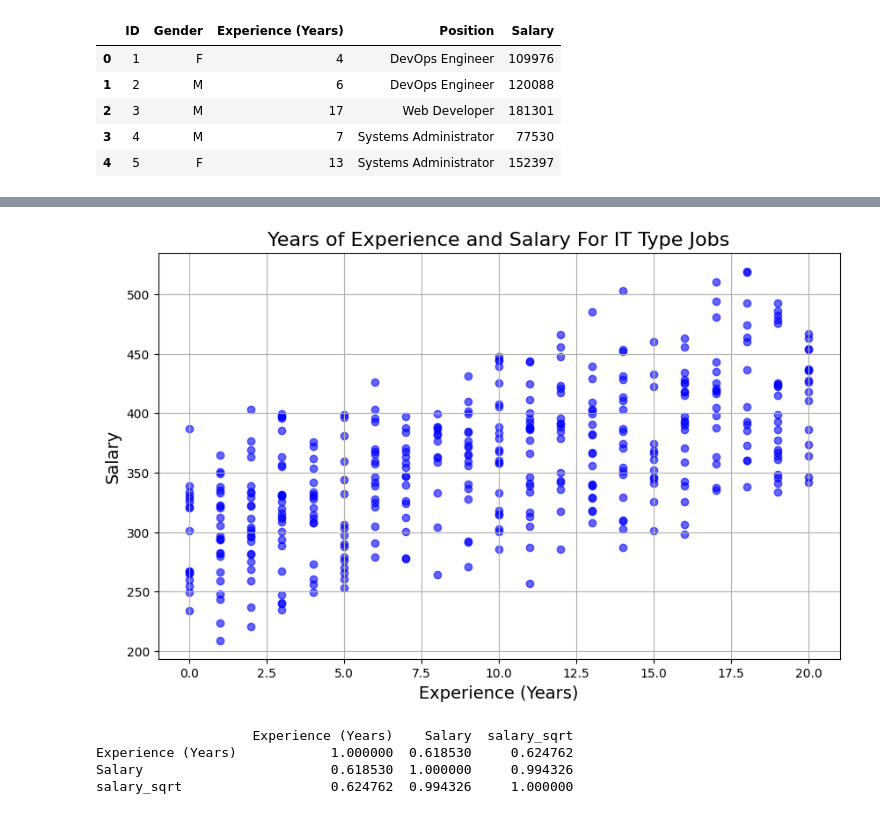
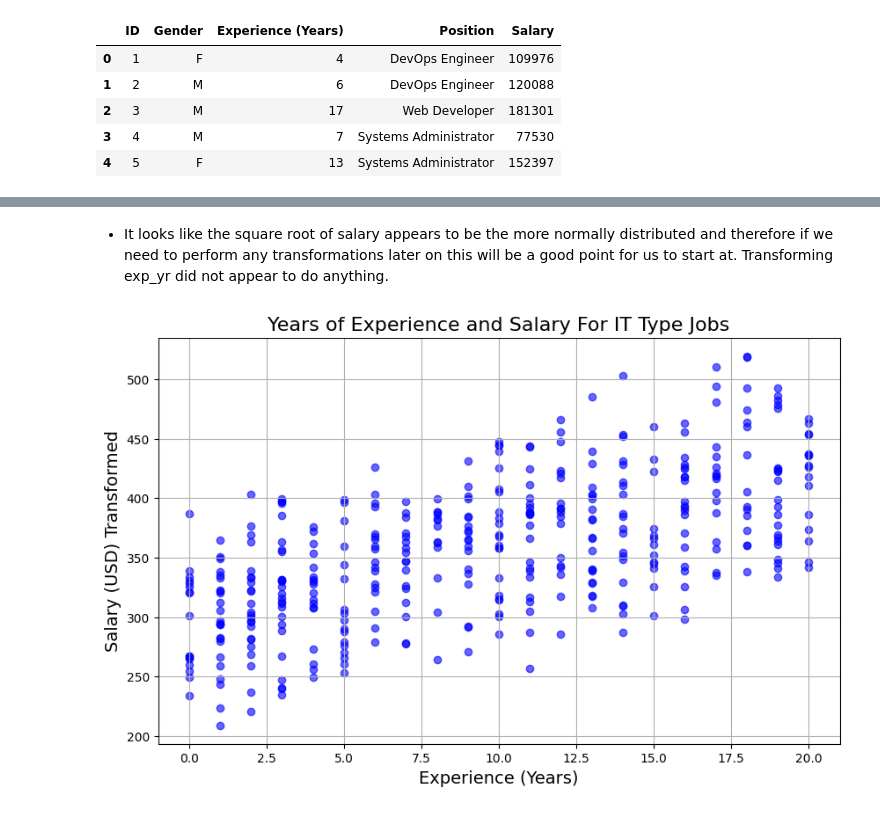
Before and after one commit to ksbuffaloe/Data-5600, a Jupyter notebook: 01_project/SCRIPTS/tech_employee_salary.ipynb, the cells around one changed output, grey strips where cells are left out. Drawn from its saved outputs; the diff is of its cells as text; code cells hidden in the pictures.

```diff
--- a/01_project/SCRIPTS/tech_employee_salary.ipynb
+++ b/01_project/SCRIPTS/tech_employee_salary.ipynb
@@ -19,5 +22,7 @@ employee.head()
 # %%
 #Establish our variables to use in the analysis
 employee_trimmed = employee[['Experience (Years)', 'Salary']].dropna()
+employee_trimmed = employee_trimmed.rename(columns = {'Experience (Years)': 'exp_yr', 'Salary': 'salary'})
+
 employee_trimmed.head()
 # %% [output]
@@ -41,4 +70,7 @@ plt.show()
 # %%
-#our distirubtion of variables is extremely right skewed so we will perform a log transformation of both
-employee_trimmed['salary_sqrt'] = np.sqrt(employee_trimmed['Salary']+1)
-# df_trimmed_cust['credit_lmt_log'] = np.log(df_trimmed_cust['Total_Revolving_Bal']+1)
+#our distirubtion of salary is right skewed so we will perform a transformation to see if this fixes our distributions
+employee_trimmed['salary_sqrt'] = np.sqrt(employee_trimmed['salary'])
+employee_trimmed['salary_log'] = np.log(employee_trimmed['salary']+1)
+
+employee_trimmed['exp_yr_sqrt'] =  np.sqrt(employee_trimmed['exp_yr'])
+employee_trimmed['exp_yr_log'] =  np.log(employee_trimmed['exp_yr'] +1)
@@ -53,20 +87,13 @@ array([[<Axes: title={'center': 'Experience (Years)'}>,
+# %% [markdown]
+ - It looks like the square root of salary appears to be the more normally distributed and therefore if we need to perform any transformations later on this will be a good point for us to start at. Transforming exp_yr did not appear to do anything.
 # %%
 # Create a scatterplot
 plt.figure(figsize=(10, 6))
-plt.scatter(employee_trimmed['Experience (Years)'], employee_trimmed['salary_sqrt'], color='blue', alpha=0.6)
+plt.scatter(employee_trimmed['exp_yr'], employee_trimmed['salary_sqrt'], color='blue', alpha=0.6)
 plt.title('Years of Experience and Salary For IT Type Jobs', fontsize=16)
 plt.xlabel('Experience (Years)', fontsize=14)
-plt.ylabel('Salary', fontsize=14)
+plt.ylabel('Salary (USD) Transformed', fontsize=14)
 plt.grid(True)
 plt.show()
 # %% [output]
-[figure, old version]
+[figure, new version]
-# %%
-# Compute the correlation matrix
-correlation_matrix = employee_trimmed.corr()
-print(correlation_matrix)
-# %% [output]
-                    Experience (Years)    Salary  salary_sqrt
-Experience (Years)            1.000000  0.618530     0.624762
-Salary                        0.618530  1.000000     0.994326
-salary_sqrt                   0.624762  0.994326     1.000000
```
Also changed, not shown: parts of 11 cells of this notebook.
